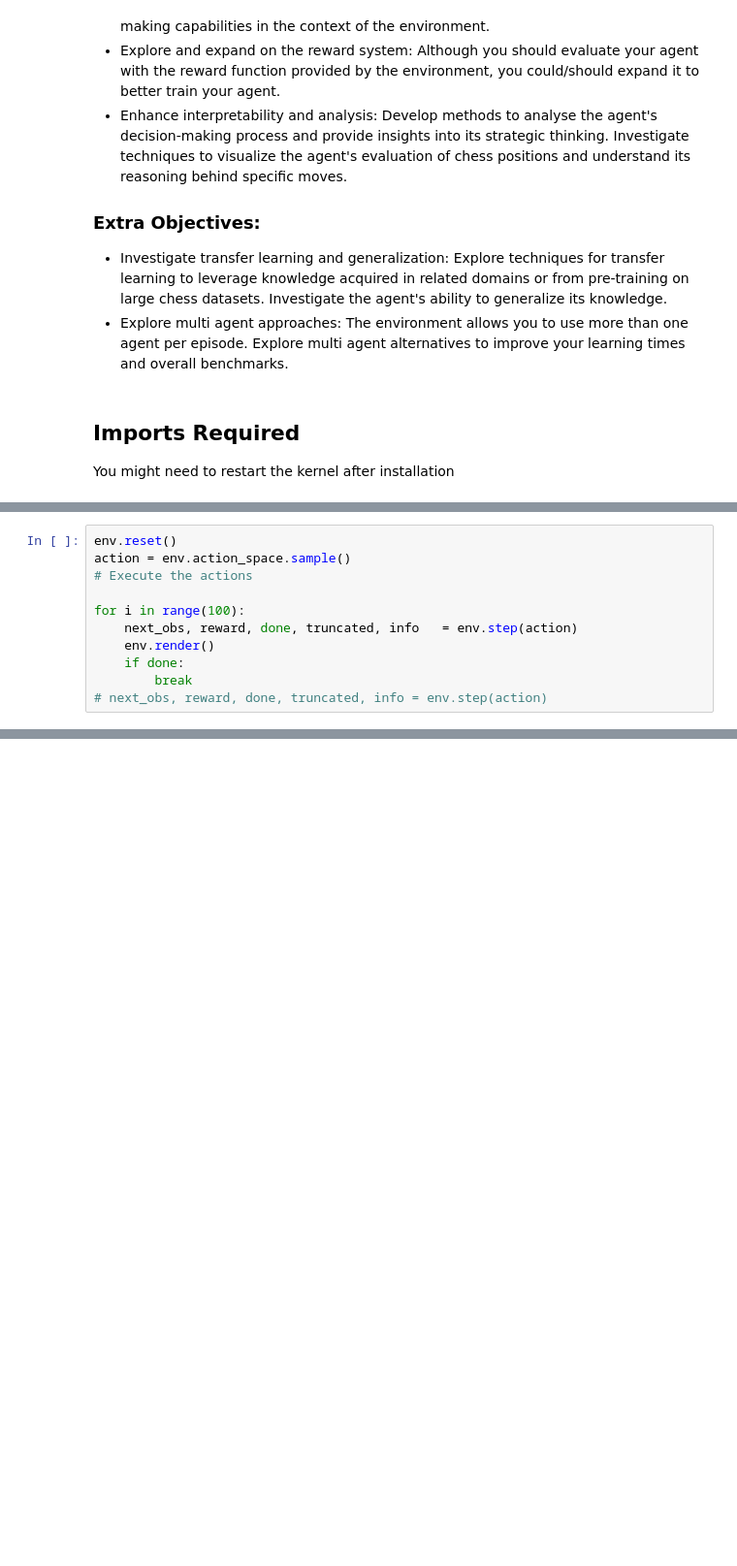
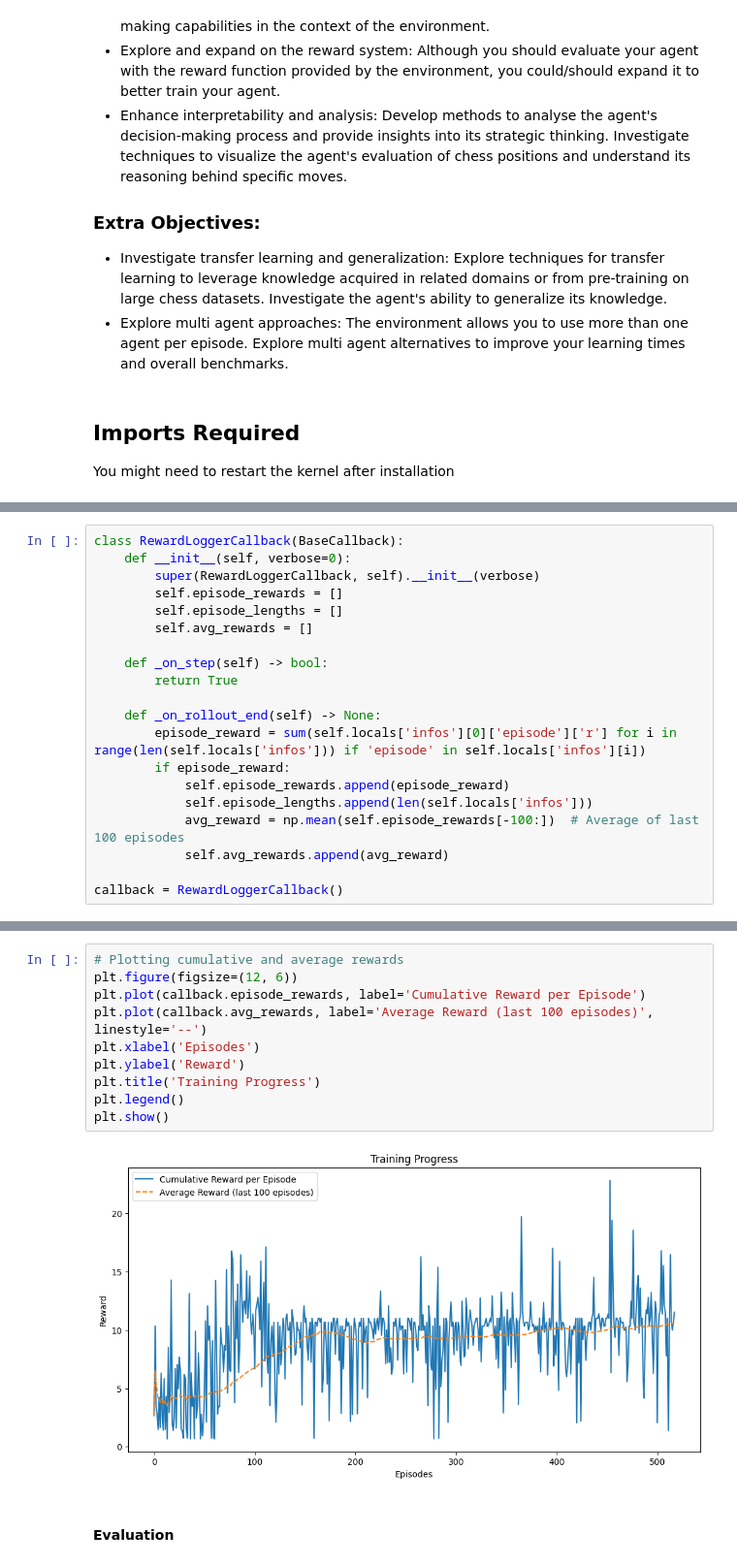
Before and after one commit to ontenkutsenko/RL_Autonomous_Driving, a Jupyter notebook: RL Project.ipynb, the cells around one changed output, grey strips where cells are left out. Shown at 97% size. Cells and saved outputs as stored; diff of their text form; blank space fills up the shorter version.

```diff
--- a/RL Project.ipynb
+++ b/RL Project.ipynb
@@ -672,11 +35,0 @@ env = gym.make('highway-v0',
-# %%
-env.reset()
-action = env.action_space.sample()
-# Execute the actions
-
-for i in range(100):
-    next_obs, reward, done, truncated, info   = env.step(action)
-    env.render()
-    if done:
-        break
-# next_obs, reward, done, truncated, info = env.step(action)
@@ -776,0 +164,20 @@ Algorithm Used:
+# %%
+class RewardLoggerCallback(BaseCallback):
+    def __init__(self, verbose=0):
+        super(RewardLoggerCallback, self).__init__(verbose)
+        self.episode_rewards = []
+        self.episode_lengths = []
+        self.avg_rewards = []
+
+    def _on_step(self) -> bool:
+        return True
+
+    def _on_rollout_end(self) -> None:
+        episode_reward = sum(self.locals['infos'][0]['episode']['r'] for i in range(len(self.locals['infos'])) if 'episode' in self.locals['infos'][i])
+        if episode_reward:
+            self.episode_rewards.append(episode_reward)
+            self.episode_lengths.append(len(self.locals['infos']))
+            avg_reward = np.mean(self.episode_rewards[-100:])  # Average of last 100 episodes
+            self.avg_rewards.append(avg_reward)
+
+callback = RewardLoggerCallback()
@@ -776,0 +217,14 @@ Algorithm Used:
+# %%
+# Plotting cumulative and average rewards
+plt.figure(figsize=(12, 6))
+plt.plot(callback.episode_rewards, label='Cumulative Reward per Episode')
+plt.plot(callback.avg_rewards, label='Average Reward (last 100 episodes)', linestyle='--')
+plt.xlabel('Episodes')
+plt.ylabel('Reward')
+plt.title('Training Progress')
+plt.legend()
+plt.show()
+# %% [output]
+[figure, added]
+# %% [markdown]
+#### Evaluation
```
Also changed, not shown: parts of 75 cells of this notebook, 10 other files.
